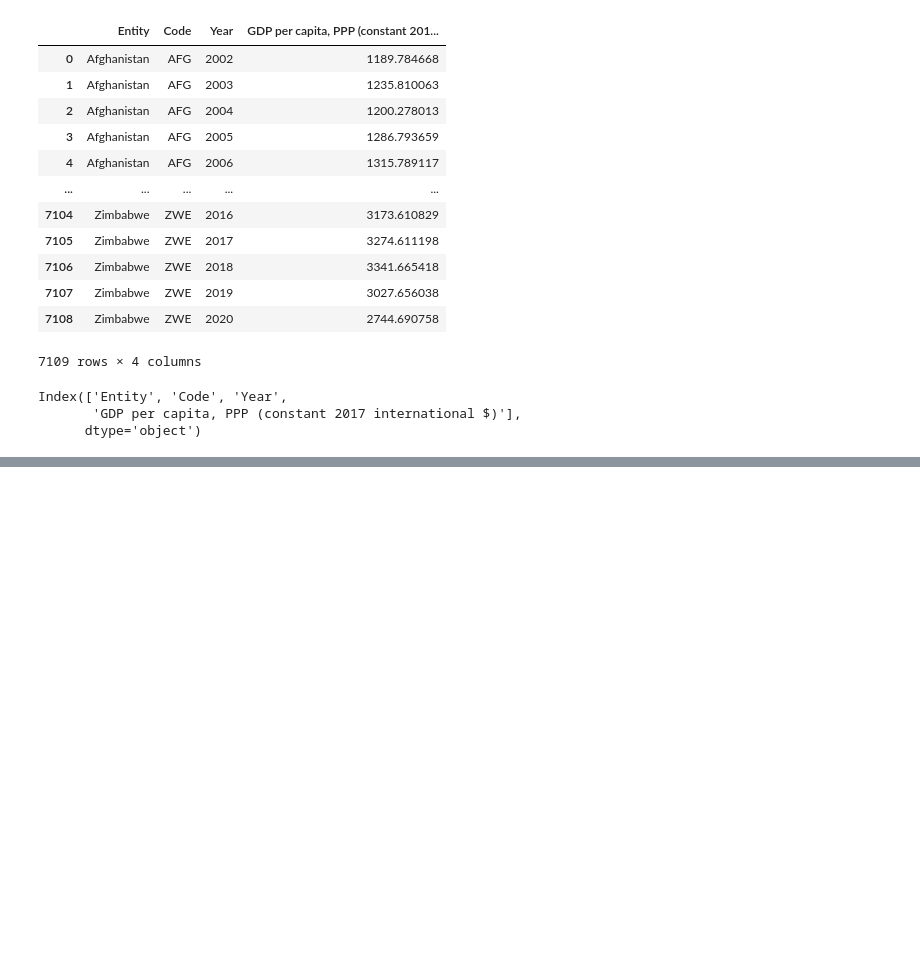
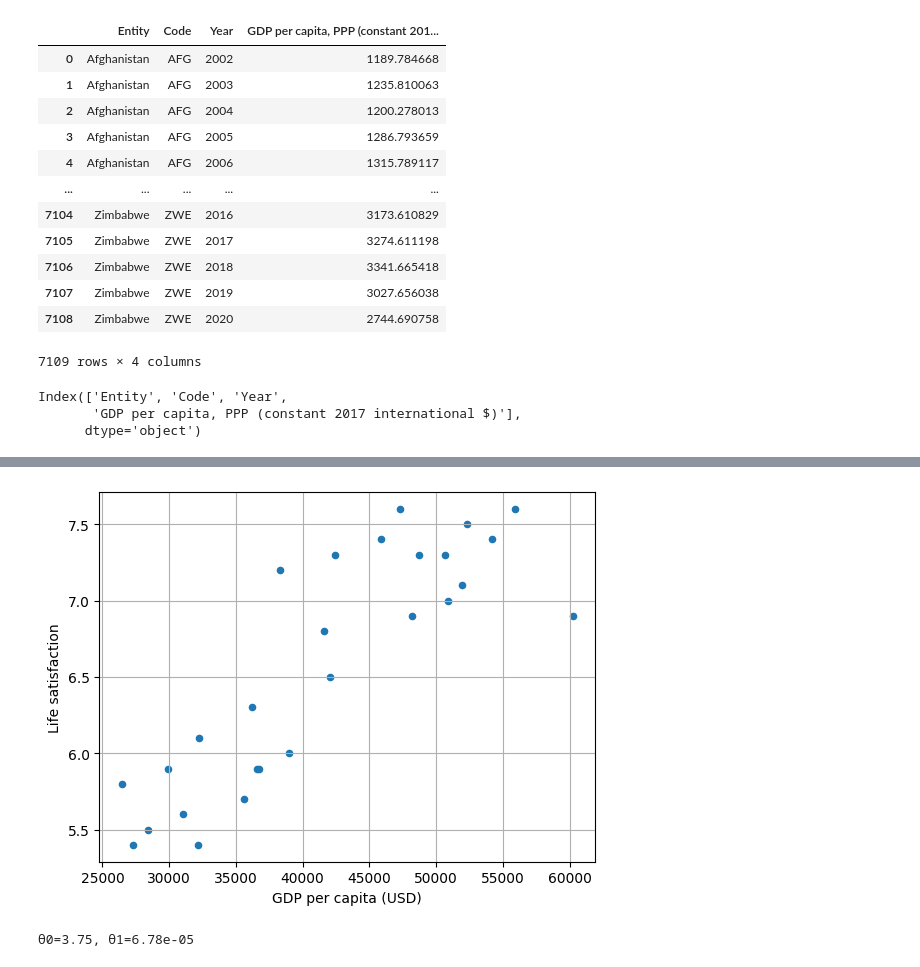
Before and after one commit to chorna111/WUM, a Jupyter notebook: notebooks/krajobraz_uczenia_maszynowego.ipynb, the cells around one changed output, grey strips where cells are left out. Cells and saved outputs as stored; diff of their text form; code cells hidden in the pictures; blank space fills up the shorter version.

```diff
--- a/notebooks/krajobraz_uczenia_maszynowego.ipynb
+++ b/notebooks/krajobraz_uczenia_maszynowego.ipynb
@@ -93,3 +174,3 @@ full_country_stats
 # %%
-full_country_stats=full_country_stats[['Country','Life satisfaction']]
-full_country_stats
+full_country_stats=full_country_stats[["Country","Life satisfaction","GDP per capita (USD)"]]
+full_country_stats.head()
@@ -95,0 +184,6 @@ full_country_stats
+# %%
+min_gdp=23_500
+max_gdp=62_500
+country_stats=full_country_stats[(full_country_stats["GDP per capita (USD)"] >= min_gdp) &
+                                    (full_country_stats["GDP per capita (USD)"] <= max_gdp)]
+country_stats.head()
@@ -98,8 +200,8 @@ full_country_stats.to_csv(datapath/'lifesat_full.csv',index=False)
-# %%
-min_gdp=23_500
-max_gdp=62_500
-country_stats=full_country_stats[(full_country_stats['GDP per capita (USD)']>=min_gdp)&(full_country_stats['GPD per capita (USD)']<=max_gdp)]
-country_stats.to_csv(datapath/'lifesat_full.csv',index=False)
+# %%
+gdppc_col = "GDP per capita (USD)"
+lifesat_col = "Life satisfaction"
 # %%
-lifesat.plot(kind='scatter',grid=True,x='GDP per capita (USD)',y='Life satisfaction')
+country_stats.plot(kind='scatter',grid=True,x=gdppc_col,y=lifesat_col)
 plt.show()
+# %% [output]
+[figure, added]
@@ -116,0 +208,13 @@ print(f'theta_1: {theta_1}')
+# %%
+from sklearn import linear_model
+
+X_sample = country_stats[["GDP per capita (USD)"]].to_numpy()
+y_sample = country_stats[["Life satisfaction"]].to_numpy()
+
+lin1 = linear_model.LinearRegression()
+lin1.fit(X_sample, y_sample)
+
+t0, t1 = lin1.intercept_[0], lin1.coef_[0][0]
+print(f"θ0={t0:.2f}, θ1={t1:.2e}")
+# %% [output]
+θ0=3.75, θ1=6.78e-05
```
Also changed, not shown: parts of 17 cells of this notebook, 2 other files.
